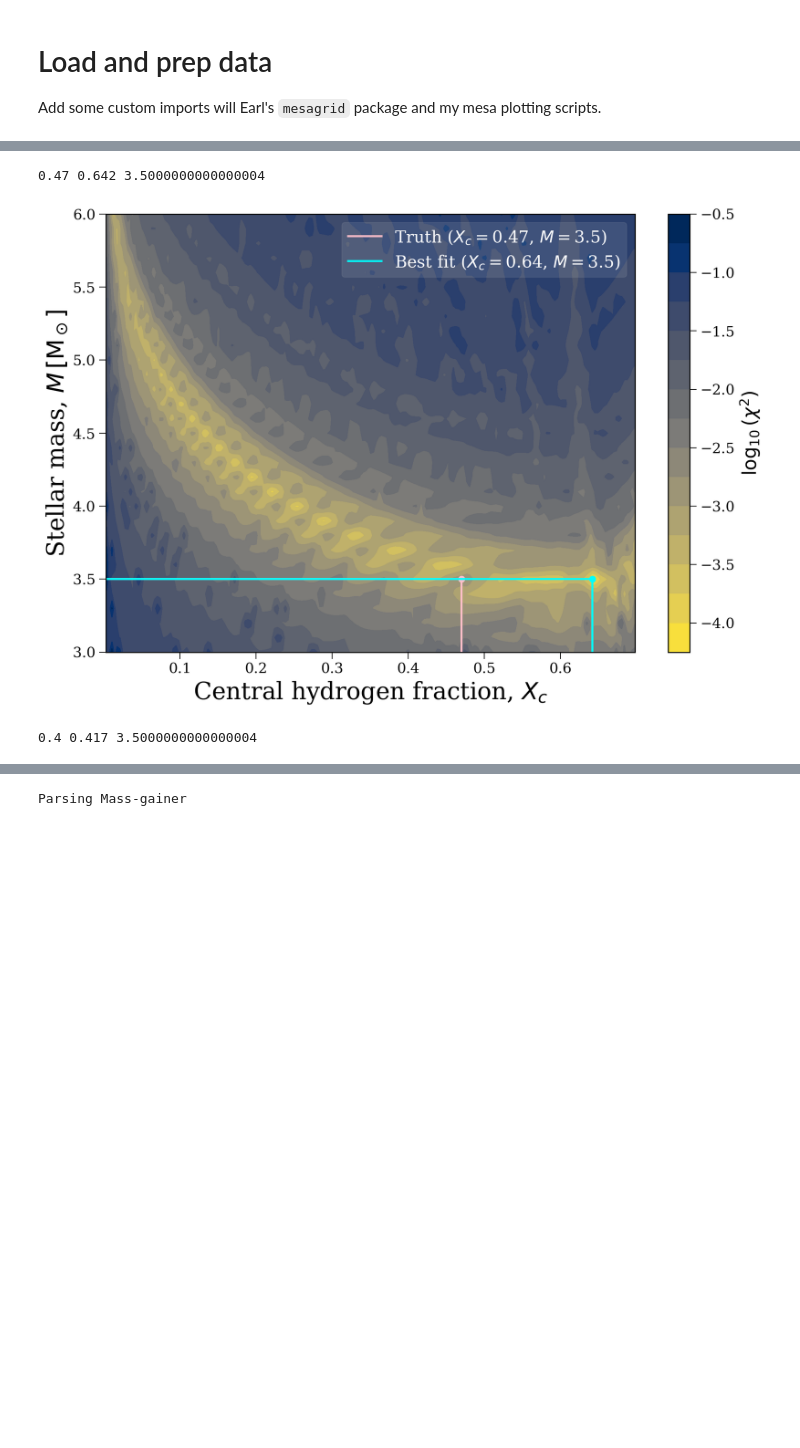
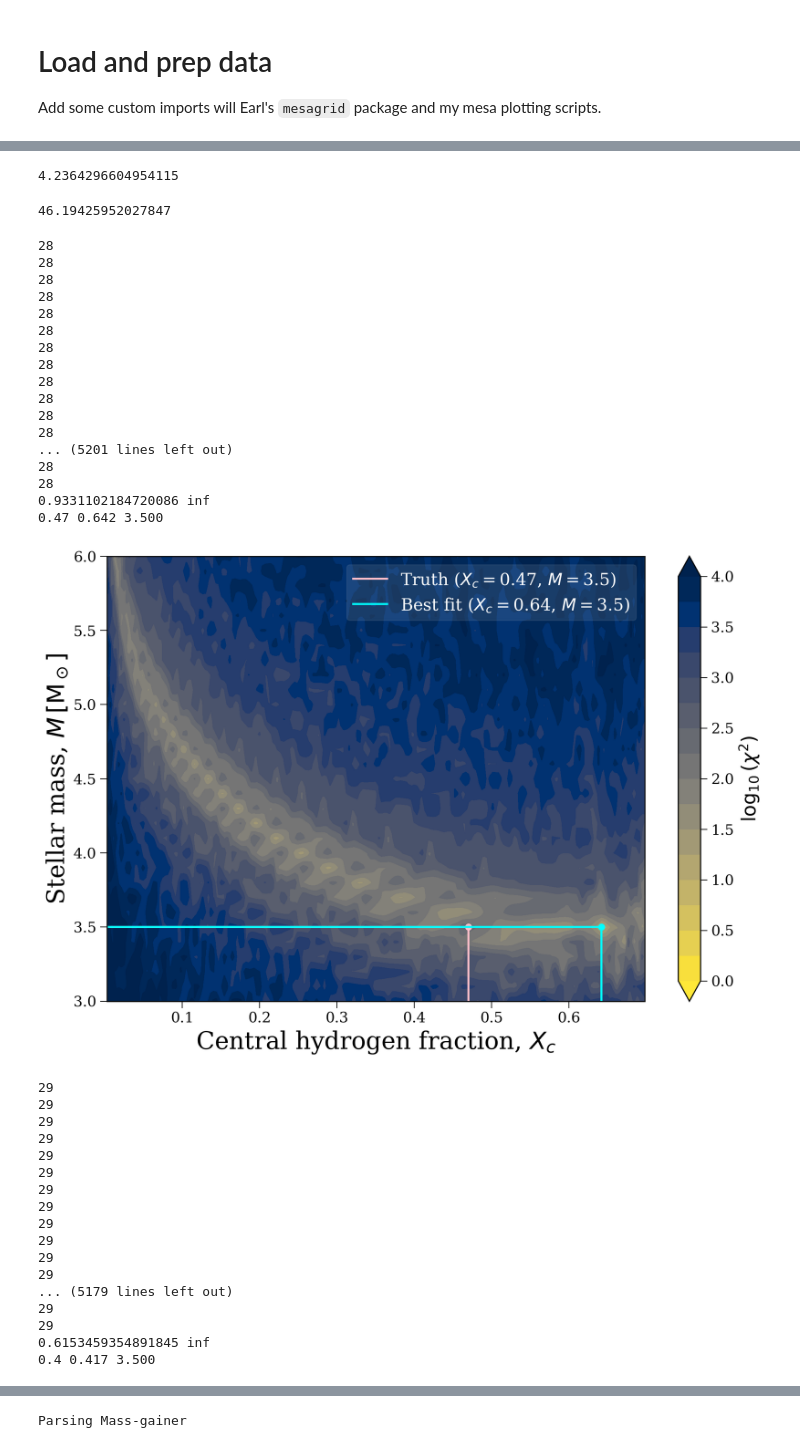
Before and after one commit to TomWagg/mass-gainer-seismology, a Jupyter notebook: notebooks/fitting.ipynb, the cells around one changed output, grey strips where cells are left out. Cells and saved outputs as stored; diff of their text form; code cells hidden in the pictures; blank space fills up the shorter version.

```diff
--- a/notebooks/fitting.ipynb
+++ b/notebooks/fitting.ipynb
@@ -218,7 +218,7 @@ def chi_chains(p_s, p_mg=None, x=None, p_min=1.0, p_max=3.0, longest_chain=False
     lengths = lengths[lengths >= chain_min]
 
     # convert to reduced chi2
-    reduced_chi2 = chi2 / (lengths - 1)**3
+    reduced_chi2 = chi2 / (lengths - 1)
 
     # just in case no chains were found
     if len(reduced_chi2) < 1:
@@ -236,10 +236,12 @@ def chi_chains(p_s, p_mg=None, x=None, p_min=1.0, p_max=3.0, longest_chain=False
     matched_mg_inds = matched_mg_inds[allowed]
     matched_s_inds = matched_s_inds[allowed]
 
+    print(len(matched_s_inds) - 1)
+
     if reduced:
         return sum((p_mg[matched_mg_inds] - p_s[matched_s_inds])**2) / (len(matched_s_inds) - 1)
     else:
-        return sum((p_mg[matched_mg_inds] - p_s[matched_s_inds])**2 / p_s[matched_s_inds])
+        return sum((p_mg[matched_mg_inds] - p_s[matched_s_inds])**2)
 
 p_mg, _, _ = mpt.get_delta_p(track, X_c=0.1)
 p_s = mpt.get_delta_p(single_tracks["M_3.0"], mod=91)[0]
@@ -256,3 +284,8 @@ def get_all_chis(X_c=0.2, reduced=True):
 
     return [[chi_chains(p_s=mpt.get_delta_p(single_tracks[mod_name], mod=i)[0], x=x, reduced=reduced)
              for i in range(len(single_tracks[mod_name].freqs))] for mod_name in mod_names]
+# %%
+from matplotlib.colors import ListedColormap, LogNorm
+
+cmap = plt.get_cmap('cividis_r').copy()
+# cmap.set_extremes(under='white')
@@ -260,18 +301,24 @@ def get_all_chis(X_c=0.2, reduced=True):
 def plot_chis(chis, X_c, truth_col='pink', best_fit_col='cyan'):
     x_cs = [single_tracks[mod_name].history["center_h1"].values for mod_name in mod_names]
 
-    chi_funcs = [interp1d(x_c, chi, fill_value="extrapolate") for x_c, chi in zip(x_cs, chis)]
+    sigma = 1 / (1/1150 * u.Hz).to((1 / u.d)).value
+
+    chi_funcs = [interp1d(x_c, np.array(chi) / sigma**2, fill_value="extrapolate") for x_c, chi in zip(x_cs, chis)]
 
     x_c_range = np.linspace(1e-5, 0.698, 200)
 
     XC, M = np.meshgrid(x_c_range, Ms)
 
     CHI = np.asarray([chi_funcs[i](x_c_range) for i in range(len(chi_funcs))])
-    CHI[CHI > 1] = np.inf
+    CHI[CHI > 100000] = np.inf
+
+    print(np.log10(CHI).min(), np.log10(CHI).max())
 
     fig, ax = plt.subplots()
 
-    cont = ax.contourf(XC, M, np.log10(CHI), levels=15, cmap="cividis_r")
+    levels = np.linspace(0, 4, 17)
+    cont = ax.contourf(XC, M, np.log10(CHI), levels=levels, cmap=cmap, vmin=0.0, extend='both')
+    # ax.contour(XC, M, np.log10(CHI), levels=[np.log10(43)], colors="white", zorder=10)
     for c in cont.collections:
         c.set_edgecolor("face")
         c.set_rasterized(True)
@@ -336,0 +385,4 @@ plot_chis(chis, X_c=0.2, truth_col="pink", best_fit_col='cyan')
+# %%
+10**0.627
+# %% [output]
+4.2364296604954115
@@ -337,8 +391,46 @@ plot_chis(chis, X_c=0.2, truth_col="pink", best_fit_col='cyan')
+# %%
+chi2(32).ppf(0.95)
+# %% [output]
+46.19425952027847
+# %%
+chis = get_all_chis(X_c=0.2, reduced=False)
 # %%
 for X_c in [0.47, 0.4, 0.3, 0.2, 0.1, 0.01]:
-    chis = get_all_chis(X_c=X_c)
+    chis = get_all_chis(X_c=X_c, reduced=False)
     plot_chis(chis=chis, X_c=X_c)
 # %% [output]
-0.47 0.642 3.5000000000000004
+28
+28
+28
+28
+28
+28
+28
+28
+28
+28
+28
+28
+... (5201 lines left out)
+28
+28
+0.9331102184720086 inf
+0.47 0.642 3.500
-[figure, old version]
+[figure, new version]
-0.4 0.417 3.5000000000000004
+29
+29
+29
+29
+29
+29
+29
+29
+29
+29
+29
+29
+... (5179 lines left out)
+29
+29
+0.6153459354891845 inf
+0.4 0.417 3.500
```
Also changed, not shown: parts of 13 cells of this notebook, 6 other files.
